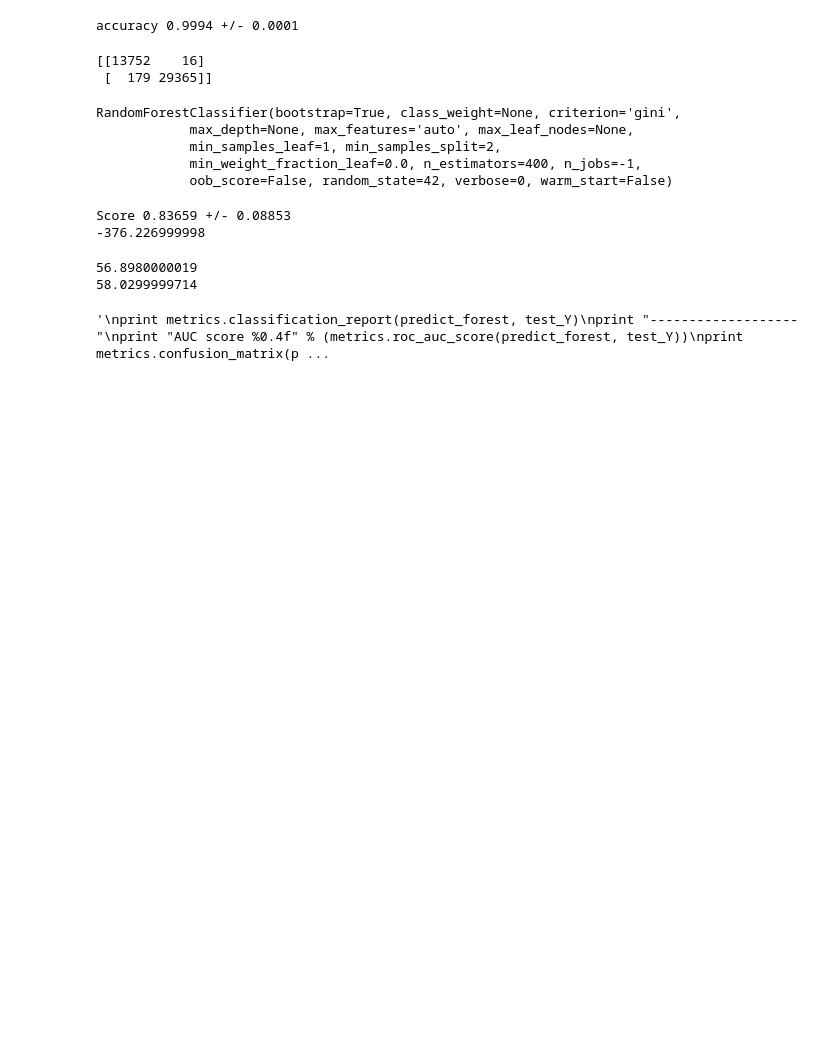
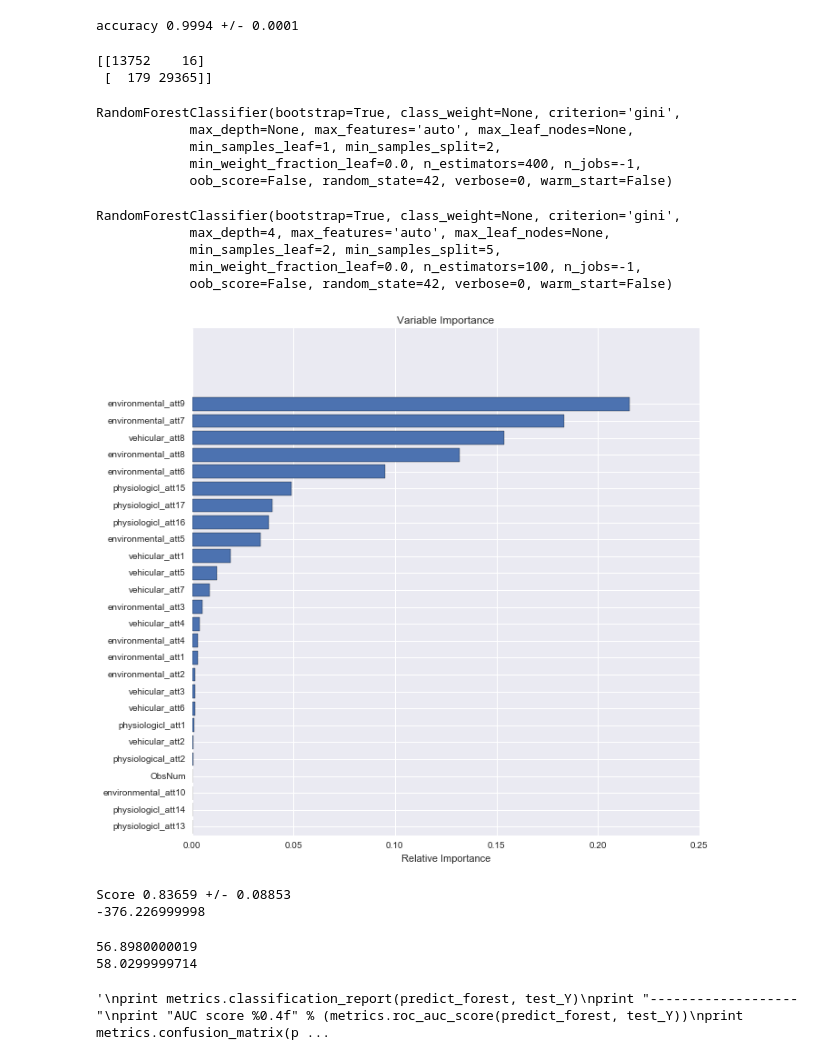
Before and after one commit to JaredChung/Driver_Alert_Project, a Jupyter notebook: Driver_Notebook.ipynb, the cells around one changed output. Saved outputs shown, nothing was run; the diff lists cells and outputs as text; code cells hidden in the pictures; blank space fills up the shorter version.

```diff
--- a/Driver_Notebook.ipynb
+++ b/Driver_Notebook.ipynb
@@ -163,21 +163,37 @@ plt.ylabel('True Positive Rate')
 plt.title('Receiver operating characteristic example')
 plt.legend(loc="lower right")
 plt.show()
+# %%
+from sklearn.ensemble import RandomForestClassifier
+clf = RandomForestClassifier(bootstrap=True, class_weight=None, criterion='gini',
+            max_depth=4, max_features='auto', max_leaf_nodes=None,
+            min_samples_leaf=2, min_samples_split=5,
+            min_weight_fraction_leaf=0.0, n_estimators=100, n_jobs=-1,
+            oob_score=False, random_state=42, verbose=0, warm_start=False)
+clf.fit(X,Y)
+# %% [output]
+RandomForestClassifier(bootstrap=True, class_weight=None, criterion='gini',
+            max_depth=4, max_features='auto', max_leaf_nodes=None,
+            min_samples_leaf=2, min_samples_split=5,
+            min_weight_fraction_leaf=0.0, n_estimators=100, n_jobs=-1,
+            oob_score=False, random_state=42, verbose=0, warm_start=False)
 # %%
 # 400 trees - 5 fold - score = 0.7961 +/- 0.1129
 # %%
-fig, ax = plt.subplots(figsize(10,10))
+fig = plt.figure(figsize=(10,10))
 feature_importance = clf.feature_importances_
 # make importances relative to max importance
 #feature_importance = 100.0 * (feature_importance / feature_importance.max())
 sorted_idx = np.argsort(feature_importance)
 pos = np.arange(sorted_idx.shape[0]) + .5
-
-ax.barh(pos, feature_importance[sorted_idx], align='center')
+plt.barh(pos, feature_importance[sorted_idx], align='center')
 plt.yticks(pos, X.columns[sorted_idx])
 plt.xlabel('Relative Importance')
 plt.title('Variable Importance')
-plt.show()
+fig.savefig("Isalert_Importance2.png",bbox_inches='tight')
+#plt.show()
+# %% [output]
+[figure, added]
 # %%
 from sklearn.ensemble import RandomForestClassifier
 tt = time()
```
Also changed, not shown: 2 other files.
